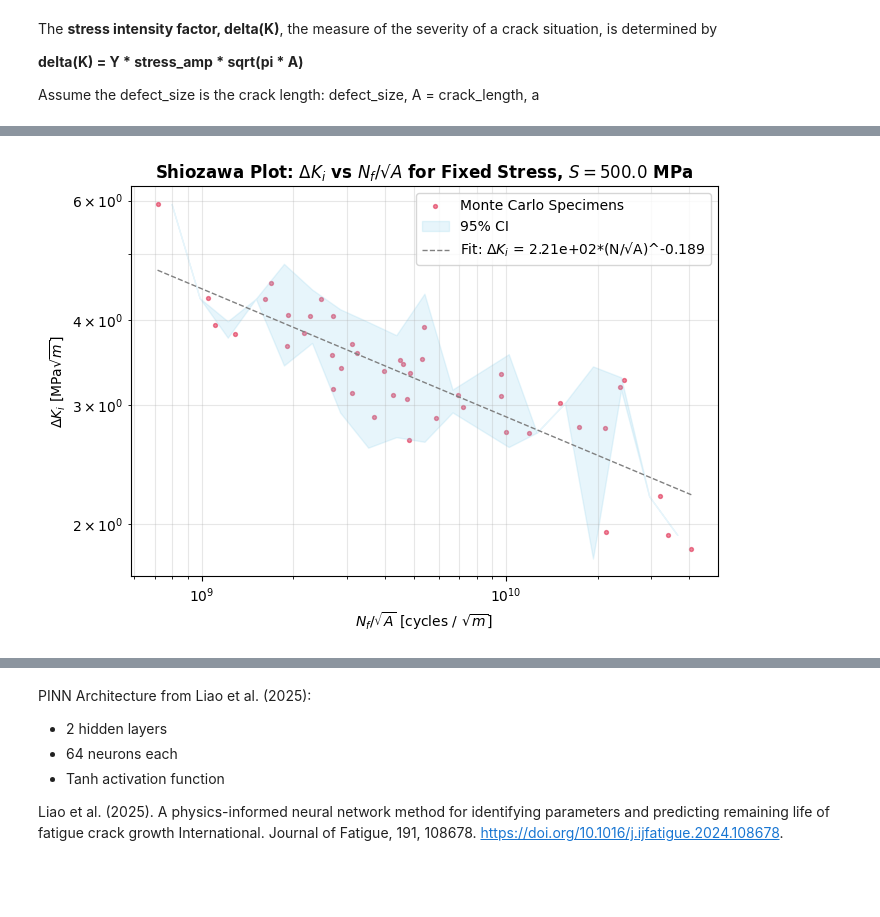
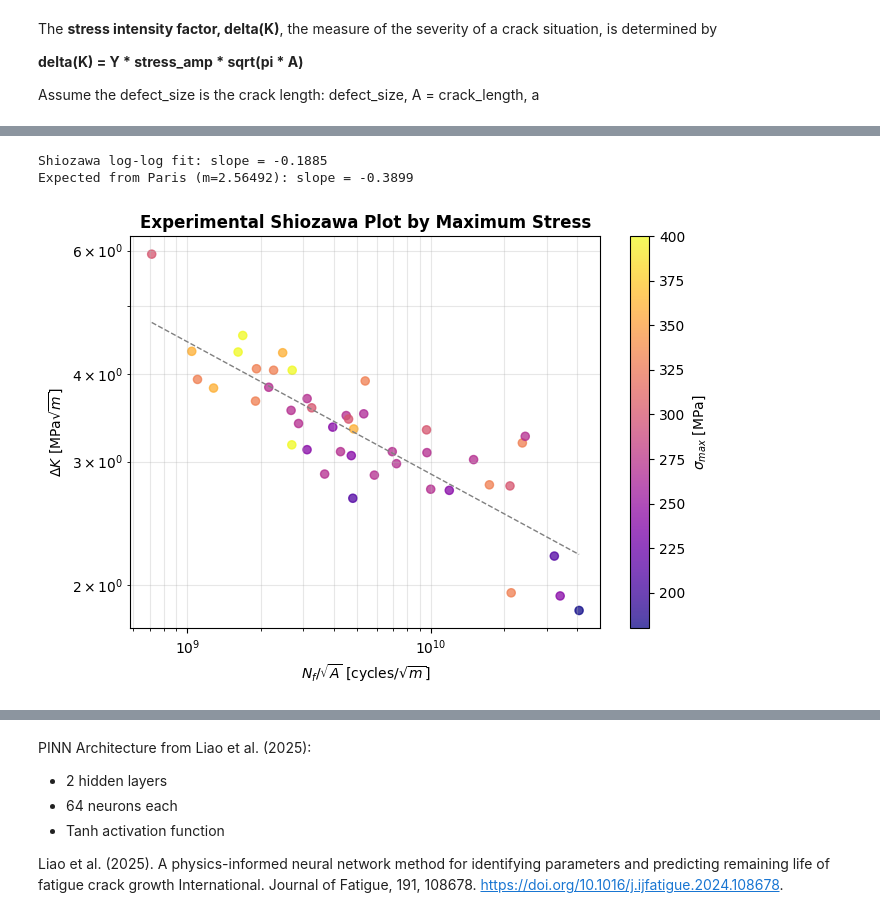
Before and after one commit to jessk816/pinn, a Jupyter notebook: models/pinn/pinn_zhou.ipynb, the cells around one changed output, grey strips where cells are left out. Cells and saved outputs as stored; diff of their text form; code cells hidden in the pictures; blank space fills up the shorter version.

```diff
--- a/models/pinn/pinn_zhou.ipynb
+++ b/models/pinn/pinn_zhou.ipynb
@@ -630,38 +466,0 @@ xvals1 = 10**centers
-# %%
-# plot Shiozawa plot
-fig, ax = plt.subplots(figsize=(7, 5))
-
-# show Monte Carlo specimens as scatter points
-ax.scatter(Nnorm_samples, dKi_samples, alpha=0.5, s=8, color="crimson",
-           label="Monte Carlo Specimens")
-
-# show confidence intervals as shaded area
-plt.fill_between(xvals1, lower_dK, upper_dK,
-                 color='skyblue',
-                 alpha=0.2,
-                 label='95% CI')
-
-# show fitted line from log-log fit
-ax.plot(N_norm_line, dK_line, color="grey", linewidth=1, linestyle="--",
-        label=f"Fit: $\\Delta K_i$ = {a_fit:.2e}*(N/√A)^{slope:.3f}")
-
-# log-log scale for Shiozawa plot
-ax.set_xscale("log")
-ax.set_yscale("log")
-
-# axes labels, title
-ax.set_title(f"Shiozawa Plot: $\\Delta K_i$ vs $N_f / √A$ for Fixed Stress, $S = {S_fixed}$ MPa",
-             fontweight="bold")
-ax.set_xlabel("$N_f / \\sqrt{A}$ [cycles / $\\sqrt{m}$]")
-ax.set_ylabel("$\\Delta K_i$ [MPa$\\sqrt{m}$]")
-
-# legend, grid
-ax.legend()
-ax.grid(alpha=0.3, which="both")
-
-# save and show
-plt.tight_layout()
-plt.savefig("graphs_pinn/2_shiozawa.png", dpi=150)
-plt.show()
-# %% [output]
-[figure, removed]
@@ -668 +477,38 @@ plt.show()
+# %%
+fig, ax = plt.subplots(figsize=(7, 5))
+
+sc = ax.scatter(Nnorm_samples_valid, dKi_samples_valid,
+    c=stress_max_valid.detach().numpy().squeeze(),
+    cmap="plasma", alpha=0.75, s=35)
+
+# show fitted line from log-log fit
+ax.plot(N_norm_line, dK_line, color="grey", linewidth=1, linestyle="--",
+        label=f"Fit: $\\Delta K_i$ = {a_fit:.2e}*(N/√A)^{slope:.3f}")
+
+# log scale
+ax.set_xscale("log")
+ax.set_yscale("log")
+
+# label, titles
+ax.set_xlabel(r"$N_f/\sqrt{A}$ [cycles/$\sqrt{m}$]")
+ax.set_ylabel(r"$\Delta K$ [MPa$\sqrt{m}$]")
+ax.set_title(r"Experimental Shiozawa Plot by Maximum Stress",
+             fontweight="bold")
+
+# legend, colobar, grid
+cbar = plt.colorbar(sc, ax=ax)
+cbar.set_label(r"$\sigma_{max}$ [MPa]")
+ax.grid(alpha=0.3, which="both")
+
+print(f"Shiozawa log-log fit: slope = {slope:.4f}")
+print(f"Expected from Paris (m={m}): slope = {expected_slope:.4f}")
+
+# save and show
+plt.tight_layout()
+plt.savefig("graphs_pinn/2_shiozawa_experimental_stress.png", dpi=150)
+plt.show()
+# %% [output]
+Shiozawa log-log fit: slope = -0.1885
+Expected from Paris (m=2.56492): slope = -0.3899
+[figure, added]
 # %% [markdown]
```
Also changed, not shown: parts of 85 cells of this notebook, 13 other files.
